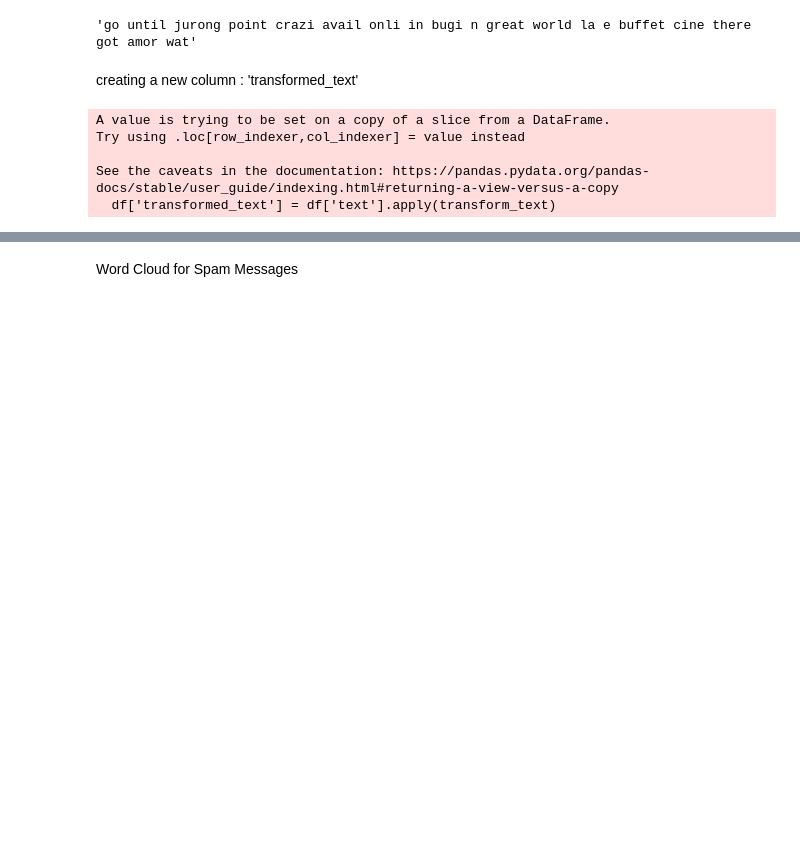
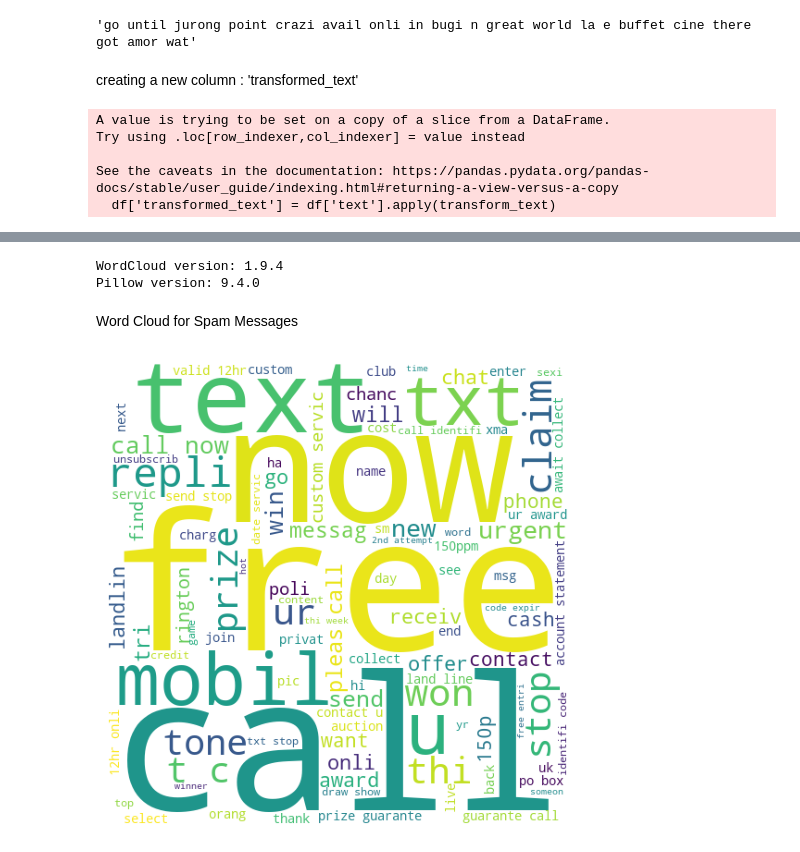
Before and after one commit to Deepakk200/Email-Spam-Detection, a Jupyter notebook: email_spam.ipynb, the cells around one changed output, grey strips where cells are left out. Cells and saved outputs as stored; diff of their text form; code cells hidden in the pictures; blank space fills up the shorter version.

```diff
--- a/email_spam.ipynb
+++ b/email_spam.ipynb
@@ -354,5 +353,27 @@ styled_df.set_table_styles([
 | 2 | 1 | Free entry in 2 a wkly comp to wi... | 155 | 37 | 2 | free entri in 2 a wkli comp to wi... |
 | 3 | 0 | U dun say so early hor... U c alr... | 49 | 13 | 1 | u dun say so earli hor u c alread... |
 | 4 | 0 | Nah I don't think he goes to usf,... | 61 | 15 | 1 | nah i do think he goe to usf he l... |
+# %%
+import wordcloud
+import PIL
+
+print("WordCloud version:", wordcloud.__version__)
+print("Pillow version:", PIL.__version__)
+# Pillow version: 9.4.0 is necessary for compatibility with python versions before 9. anymore version 9 is not supported
+# %% [output]
+WordCloud version: 1.9.4
+Pillow version: 9.4.0
 # %% [markdown]
  Word Cloud for Spam Messages
+# %%
+from wordcloud import WordCloud
+import matplotlib.pyplot as plt
+
+wc = WordCloud(width=500, height=500, min_font_size=10, background_color='white')
+spam_wc = wc.generate(df[df['target'] == 1]['transformed_text'].str.cat(sep=" "))
+plt.figure(figsize=(15, 6))
+plt.imshow(spam_wc)
+plt.axis("off")
+plt.show()
+# %% [output]
+[figure, added]
```
Also changed, not shown: parts of 20 cells of this notebook.
